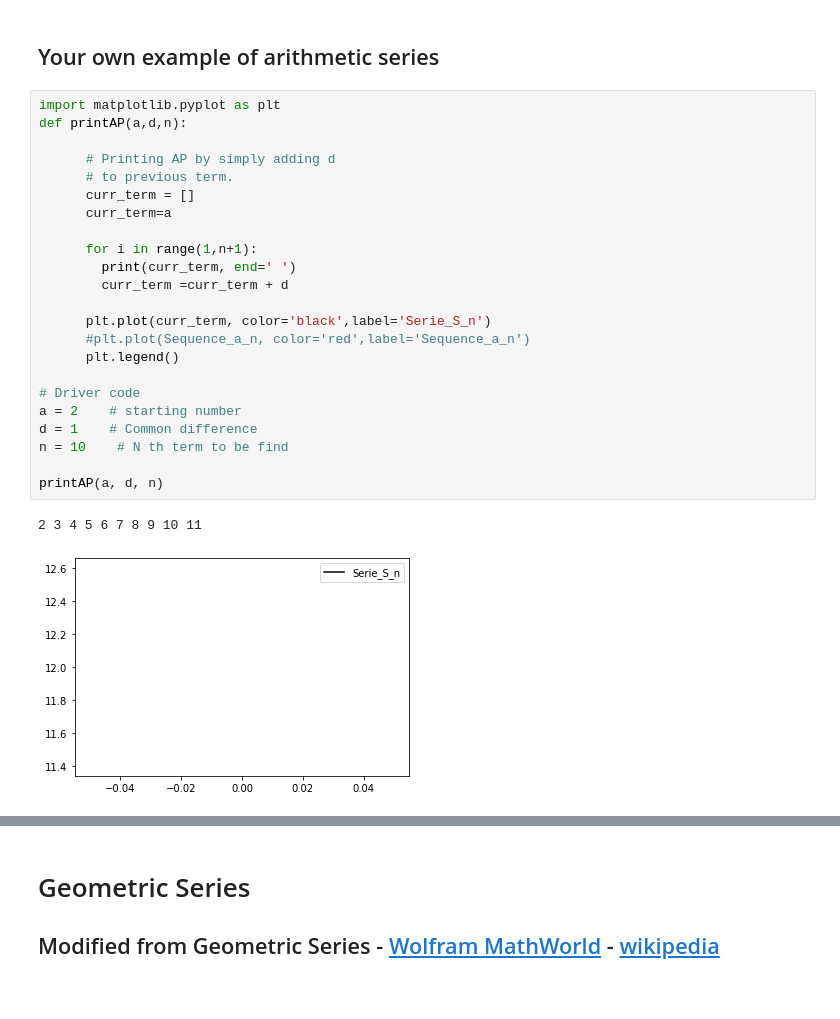
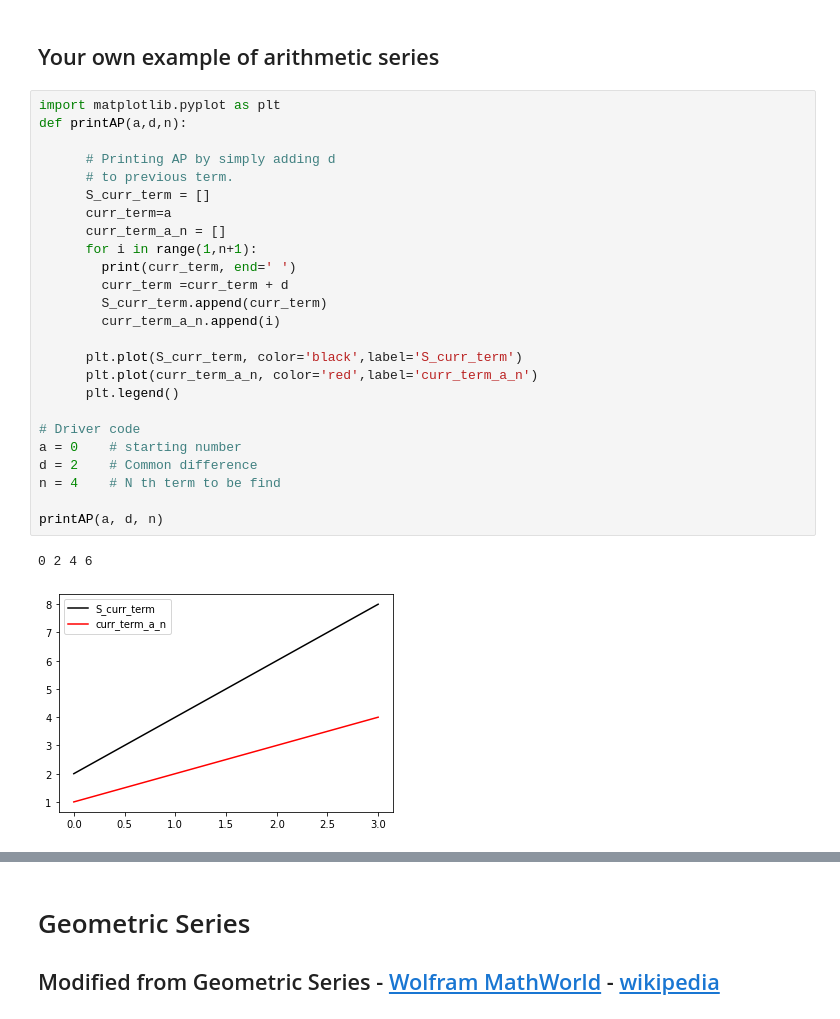
Before and after one commit to efburgosr/MetNumUN2021II, a Jupyter notebook: Lab8/ArithmeticSeriesGeometricSeriesPowerSums.ipynb, the cells around one changed output, grey strips where cells are left out. Drawn from its saved outputs; the diff is of its cells as text.

```diff
--- a/Lab8/ArithmeticSeriesGeometricSeriesPowerSums.ipynb
+++ b/Lab8/ArithmeticSeriesGeometricSeriesPowerSums.ipynb
@@ -215,26 +215,28 @@ plt.legend()
 # %%
 import matplotlib.pyplot as plt
 def printAP(a,d,n):
 
       # Printing AP by simply adding d
       # to previous term.
-      curr_term = []
+      S_curr_term = []
       curr_term=a
-
+      curr_term_a_n = []
       for i in range(1,n+1):
         print(curr_term, end=' ')
         curr_term =curr_term + d
+        S_curr_term.append(curr_term)
+        curr_term_a_n.append(i)
 
-      plt.plot(curr_term, color='black',label='Serie_S_n')
-      #plt.plot(Sequence_a_n, color='red',label='Sequence_a_n')
+      plt.plot(S_curr_term, color='black',label='S_curr_term')
+      plt.plot(curr_term_a_n, color='red',label='curr_term_a_n')
       plt.legend()
 
 # Driver code
-a = 2    # starting number
-d = 1    # Common difference
-n = 10    # N th term to be find
+a = 0    # starting number
+d = 2    # Common difference
+n = 4    # N th term to be find
 
 printAP(a, d, n)
 # %% [output]
-2 3 4 5 6 7 8 9 10 11
+0 2 4 6
-[figure, old version]
+[figure, new version]
```
Also changed, not shown: parts of 2 cells of this notebook.
